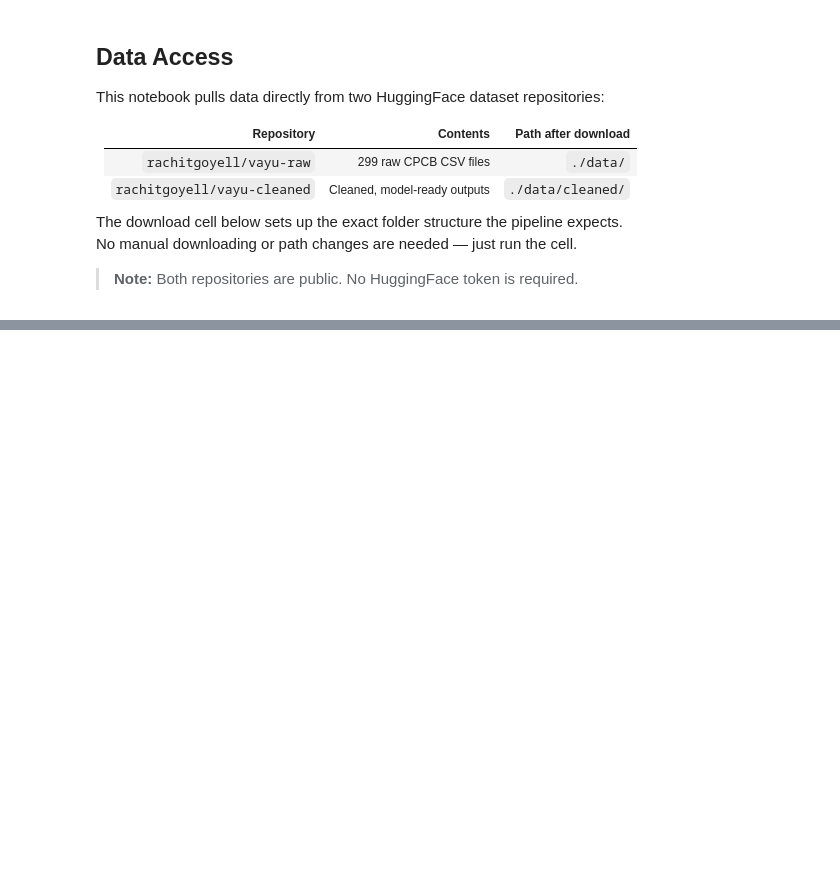
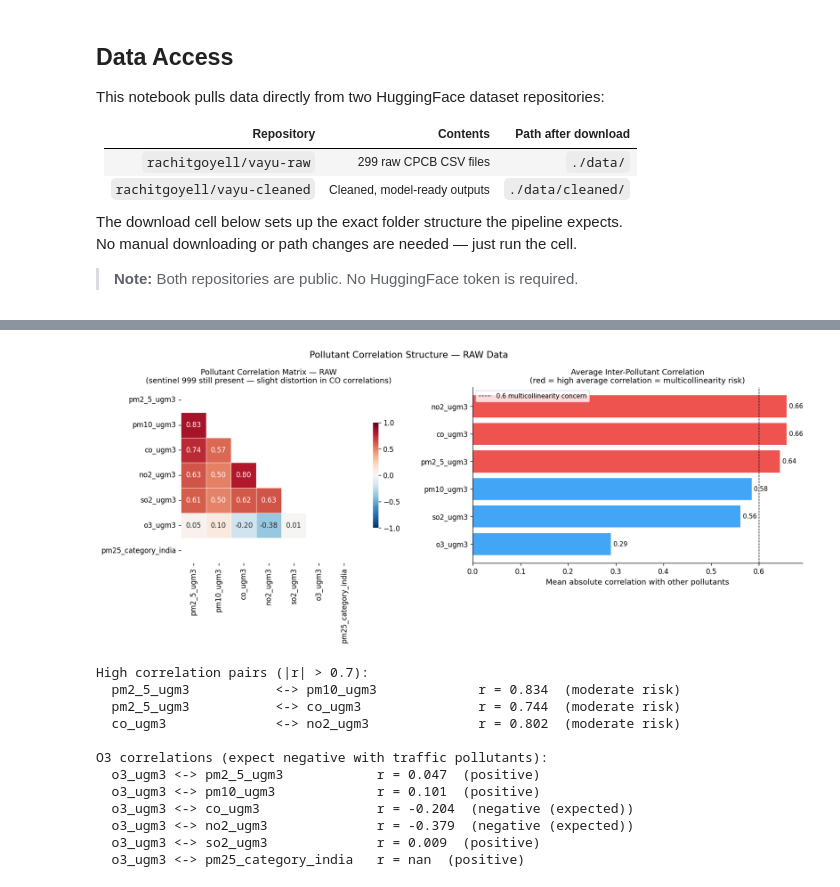
Before and after one commit to rachitgoyal14/vayu, a Jupyter notebook: final.ipynb, the cells around one changed output, grey strips where cells are left out. Saved outputs shown, nothing was run; the diff lists cells and outputs as text; code cells hidden in the pictures; blank space fills up the shorter version.

```diff
--- a/final.ipynb
+++ b/final.ipynb
@@ -131,0 +1182,80 @@ print("✓ data/cleaned/ — cleaned files ready")
+# %%
+# ── Correlation matrix on raw pollutant data ──────────────────────────────────
+corr_df  = df[pollutant_cols].apply(pd.to_numeric, errors='coerce')
+corr_mat = corr_df.corr()
+
+fig, axes = plt.subplots(1, 2, figsize=(16, 6))
+
+# Left: full heatmap
+mask = np.triu(np.ones_like(corr_mat, dtype=bool))
+sns.heatmap(
+    corr_mat, mask=mask, annot=True, fmt='.2f',
+    cmap='RdBu_r', center=0, vmin=-1, vmax=1,
+    square=True, linewidths=0.5, ax=axes[0],
+    cbar_kws={'shrink': 0.6}, annot_kws={'size': 10}
+)
+axes[0].set_title(
+    'Pollutant Correlation Matrix — RAW\n'
+    '(sentinel 999 still present — slight distortion in CO correlations)',
+    fontsize=11
+)
+
+# Right: bar chart of each pollutant's avg absolute correlation with others
+avg_corr = corr_mat.abs().mean().sort_values(ascending=True)
+bar_colors = ['#EF5350' if v > 0.6 else '#42A5F5' for v in avg_corr.values]
+bars = axes[1].barh(avg_corr.index, avg_corr.values, color=bar_colors)
+axes[1].axvline(0.6, color='black', linestyle='--',
+                linewidth=0.8, label='0.6 multicollinearity concern')
+for bar, val in zip(bars, avg_corr.values):
+    axes[1].text(val + 0.005, bar.get_y() + bar.get_height()/2,
+                 f'{val:.2f}', va='center', fontsize=9)
+axes[1].set_xlabel('Mean absolute correlation with other pollutants')
+axes[1].set_title(
+    'Average Inter-Pollutant Correlation\n'
+    '(red = high average correlation = multicollinearity risk)',
+    fontsize=11
+)
+axes[1].legend(fontsize=9)
+
+plt.suptitle('Pollutant Correlation Structure — RAW Data', fontsize=13)
+plt.tight_layout()
+plt.show()
+
+# ── Flag high pairs ───────────────────────────────────────────────────────────
+print('High correlation pairs (|r| > 0.7):')
+found = False
+for i, c1 in enumerate(pollutant_cols):
+    for c2 in pollutant_cols[i+1:]:
+        r = corr_mat.loc[c1, c2]
+        if abs(r) > 0.7:
+            risk = 'HIGH risk' if abs(r) > 0.85 else 'moderate risk'
+            print(f'  {c1:<20} <-> {c2:<20}  r = {r:.3f}  ({risk})')
+            found = True
+if not found:
+    print('  None — no multicollinearity concerns at 0.7 threshold.')
+
+print('\nO3 correlations (expect negative with traffic pollutants):')
+for col in pollutant_cols:
+    if col != 'o3_ugm3' and 'o3' in 'o3_ugm3':
+        pass
+o3_col = next((c for c in pollutant_cols if 'o3' in c.lower()), None)
+if o3_col:
+    for col in pollutant_cols:
+        if col != o3_col:
+            r = corr_mat.loc[o3_col, col]
+            direction = 'negative (expected)' if r < 0 else 'positive'
+            print(f'  {o3_col} <-> {col:<20}  r = {r:.3f}  ({direction})')
+# %% [output]
+[figure, added]
+High correlation pairs (|r| > 0.7):
+  pm2_5_ugm3           <-> pm10_ugm3             r = 0.834  (moderate risk)
+  pm2_5_ugm3           <-> co_ugm3               r = 0.744  (moderate risk)
+  co_ugm3              <-> no2_ugm3              r = 0.802  (moderate risk)
+
+O3 correlations (expect negative with traffic pollutants):
+  o3_ugm3 <-> pm2_5_ugm3            r = 0.047  (positive)
+  o3_ugm3 <-> pm10_ugm3             r = 0.101  (positive)
+  o3_ugm3 <-> co_ugm3               r = -0.204  (negative (expected))
+  o3_ugm3 <-> no2_ugm3              r = -0.379  (negative (expected))
+  o3_ugm3 <-> so2_ugm3              r = 0.009  (positive)
+  o3_ugm3 <-> pm25_category_india   r = nan  (positive)
```
Also changed, not shown: parts of 45 cells of this notebook, 9 other files.
